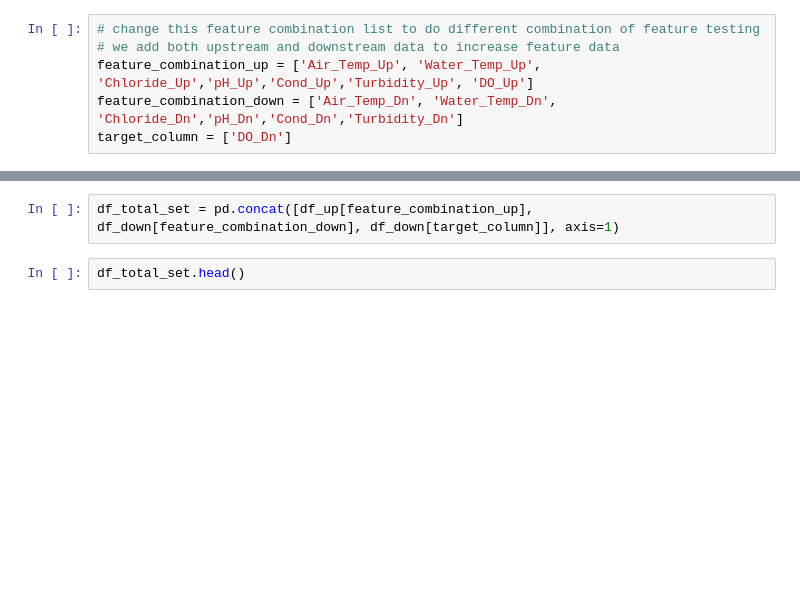
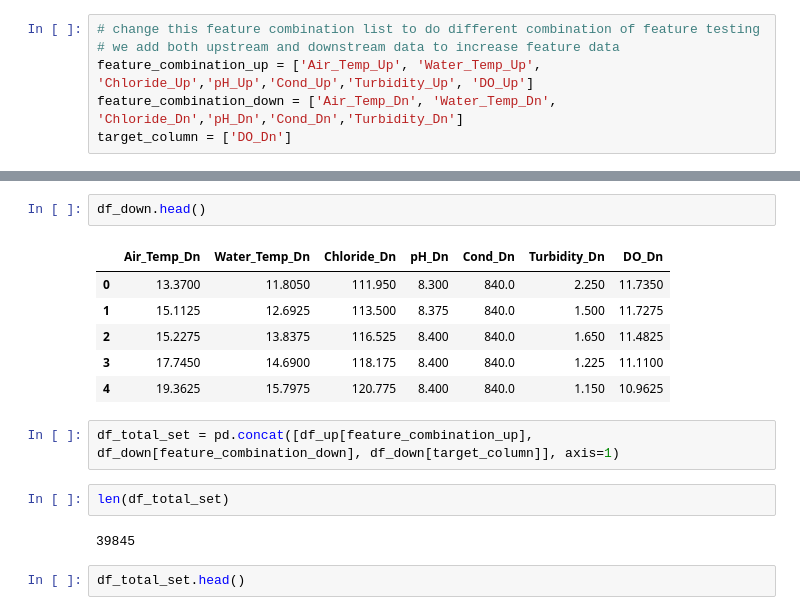
Before and after one commit to chaosWsF/ST-LSTM-Application, a Jupyter notebook: Dissolved_Oxygen_Project/Forecasting_both-Copy1.ipynb, the cells around one changed output, grey strips where cells are left out. Saved outputs shown, nothing was run; the diff lists cells and outputs as text; blank space fills up the shorter version.

```diff
--- a/Dissolved_Oxygen_Project/Forecasting_both-Copy1.ipynb
+++ b/Dissolved_Oxygen_Project/Forecasting_both-Copy1.ipynb
@@ -303,5 +323,18 @@ target_column = ['DO_Dn']
+# %%
+df_down.head()
+# %% [output]
+|  | Air_Temp_Dn | Water_Temp_Dn | Chloride_Dn | pH_Dn | Cond_Dn | Turbidity_Dn | DO_Dn |
+| 0 | 13.3700 | 11.8050 | 111.950 | 8.300 | 840.0 | 2.250 | 11.7350 |
+| 1 | 15.1125 | 12.6925 | 113.500 | 8.375 | 840.0 | 1.500 | 11.7275 |
+| 2 | 15.2275 | 13.8375 | 116.525 | 8.400 | 840.0 | 1.650 | 11.4825 |
+| 3 | 17.7450 | 14.6900 | 118.175 | 8.400 | 840.0 | 1.225 | 11.1100 |
+| 4 | 19.3625 | 15.7975 | 120.775 | 8.400 | 840.0 | 1.150 | 10.9625 |
 # %%
 df_total_set = pd.concat([df_up[feature_combination_up], df_down[feature_combination_down], df_down[target_column]], axis=1)
+# %%
+len(df_total_set)
+# %% [output]
+39845
 # %%
 df_total_set.head()
 # %% [output]
```
Also changed, not shown: parts of 33 cells of this notebook, 3 other files.
